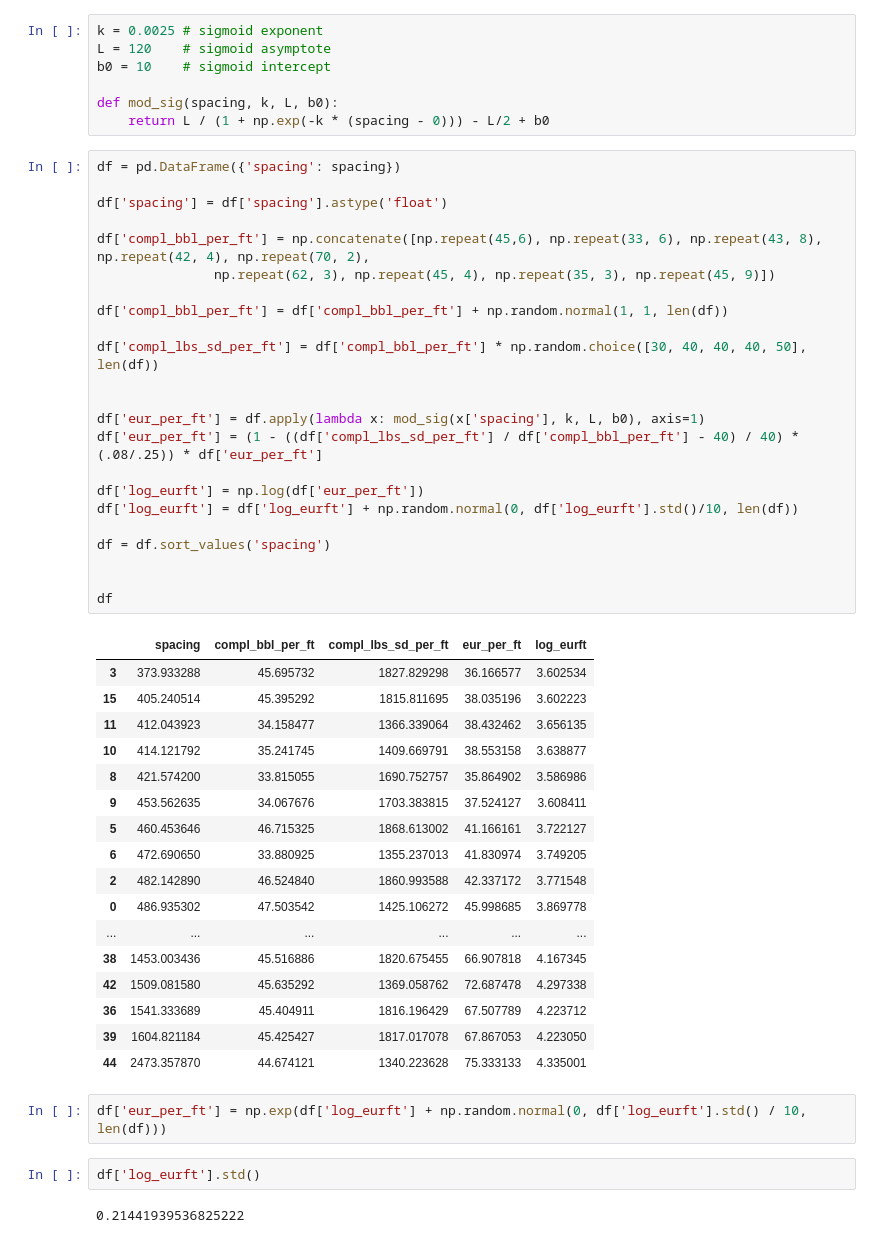
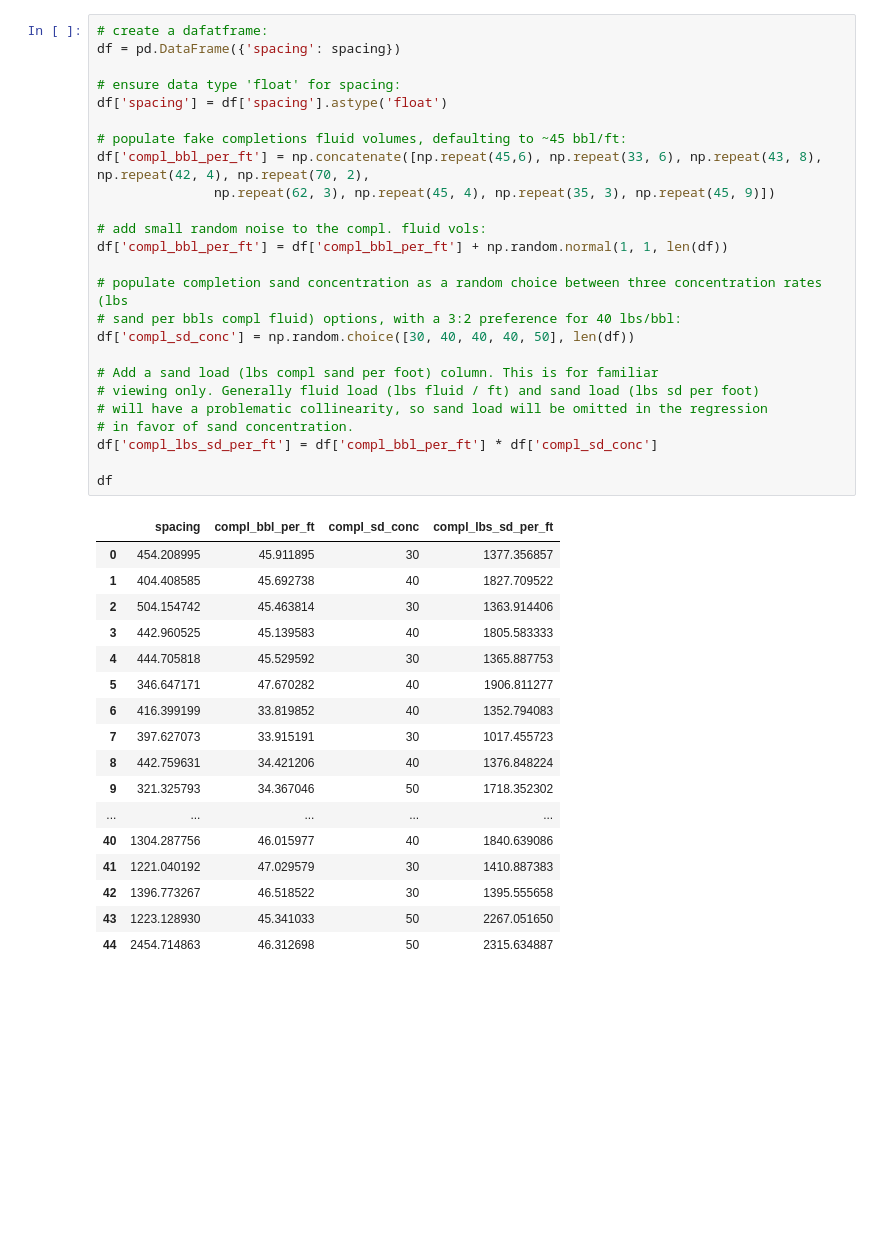
Before and after one commit to samuelshoun/hz_EUR_estimation, a Jupyter notebook: regression.ipynb, the cells around one changed output. Cells and saved outputs as stored; diff of their text form; blank space fills up the shorter version.

```diff
--- a/regression.ipynb
+++ b/regression.ipynb
@@ -33,54 +49,43 @@ array([ 486.9353019 ,  538.58192413,  482.14288996,  373.93328811,
-# %%
-k = 0.0025 # sigmoid exponent
-L = 120    # sigmoid asymptote
-b0 = 10    # sigmoid intercept
-
-def mod_sig(spacing, k, L, b0):
-    return L / (1 + np.exp(-k * (spacing - 0))) - L/2 + b0
 # %%
+# create a dafatframe:
 df = pd.DataFrame({'spacing': spacing})
 
+# ensure data type 'float' for spacing:
 df['spacing'] = df['spacing'].astype('float')
 
+# populate fake completions fluid volumes, defaulting to ~45 bbl/ft:
 df['compl_bbl_per_ft'] = np.concatenate([np.repeat(45,6), np.repeat(33, 6), np.repeat(43, 8), np.repeat(42, 4), np.repeat(70, 2),
                np.repeat(62, 3), np.repeat(45, 4), np.repeat(35, 3), np.repeat(45, 9)])
 
+# add small random noise to the compl. fluid vols:
 df['compl_bbl_per_ft'] = df['compl_bbl_per_ft'] + np.random.normal(1, 1, len(df))
 
-df['compl_lbs_sd_per_ft'] = df['compl_bbl_per_ft'] * np.random.choice([30, 40, 40, 40, 50], len(df))
+# populate completion sand concentration as a random choice between three concentration rates (lbs
+# sand per bbls compl fluid) options, with a 3:2 preference for 40 lbs/bbl:
+df['compl_sd_conc'] = np.random.choice([30, 40, 40, 40, 50], len(df))
 
-
-df['eur_per_ft'] = df.apply(lambda x: mod_sig(x['spacing'], k, L, b0), axis=1)
-df['eur_per_ft'] = (1 - ((df['compl_lbs_sd_per_ft'] / df['compl_bbl_per_ft'] - 40) / 40) * (.08/.25)) * df['eur_per_ft']
-
-df['log_eurft'] = np.log(df['eur_per_ft'])
-df['log_eurft'] = df['log_eurft'] + np.random.normal(0, df['log_eurft'].std()/10, len(df))
-
-df = df.sort_values('spacing')
-
+# Add a sand load (lbs compl sand per foot) column. This is for familiar
+# viewing only. Generally fluid load (lbs fluid / ft) and sand load (lbs sd per foot)
+# will have a problematic collinearity, so sand load will be omitted in the regression
+# in favor of sand concentration.
+df['compl_lbs_sd_per_ft'] = df['compl_bbl_per_ft'] * df['compl_sd_conc']
 
 df
 # %% [output]
-|  | spacing | compl_bbl_per_ft | compl_lbs_sd_per_ft | eur_per_ft | log_eurft |
-| 3 | 373.933288 | 45.695732 | 1827.829298 | 36.166577 | 3.602534 |
-| 15 | 405.240514 | 45.395292 | 1815.811695 | 38.035196 | 3.602223 |
-| 11 | 412.043923 | 34.158477 | 1366.339064 | 38.432462 | 3.656135 |
-| 10 | 414.121792 | 35.241745 | 1409.669791 | 38.553158 | 3.638877 |
-| 8 | 421.574200 | 33.815055 | 1690.752757 | 35.864902 | 3.586986 |
-| 9 | 453.562635 | 34.067676 | 1703.383815 | 37.524127 | 3.608411 |
-| 5 | 460.453646 | 46.715325 | 1868.613002 | 41.166161 | 3.722127 |
-| 6 | 472.690650 | 33.880925 | 1355.237013 | 41.830974 | 3.749205 |
-| 2 | 482.142890 | 46.524840 | 1860.993588 | 42.337172 | 3.771548 |
-| 0 | 486.935302 | 47.503542 | 1425.106272 | 45.998685 | 3.869778 |
-| ... | ... | ... | ... | ... | ... |
-| 38 | 1453.003436 | 45.516886 | 1820.675455 | 66.907818 | 4.167345 |
-| 42 | 1509.081580 | 45.635292 | 1369.058762 | 72.687478 | 4.297338 |
-| 36 | 1541.333689 | 45.404911 | 1816.196429 | 67.507789 | 4.223712 |
-| 39 | 1604.821184 | 45.425427 | 1817.017078 | 67.867053 | 4.223050 |
-| 44 | 2473.357870 | 44.674121 | 1340.223628 | 75.333133 | 4.335001 |
+|  | spacing | compl_bbl_per_ft | compl_sd_conc | compl_lbs_sd_per_ft |
+| 0 | 454.208995 | 45.911895 | 30 | 1377.356857 |
+| 1 | 404.408585 | 45.692738 | 40 | 1827.709522 |
+| 2 | 504.154742 | 45.463814 | 30 | 1363.914406 |
+| 3 | 442.960525 | 45.139583 | 40 | 1805.583333 |
+| 4 | 444.705818 | 45.529592 | 30 | 1365.887753 |
+| 5 | 346.647171 | 47.670282 | 40 | 1906.811277 |
+| 6 | 416.399199 | 33.819852 | 40 | 1352.794083 |
+| 7 | 397.627073 | 33.915191 | 30 | 1017.455723 |
+| 8 | 442.759631 | 34.421206 | 40 | 1376.848224 |
+| 9 | 321.325793 | 34.367046 | 50 | 1718.352302 |
+| ... | ... | ... | ... | ... |
+| 40 | 1304.287756 | 46.015977 | 40 | 1840.639086 |
+| 41 | 1221.040192 | 47.029579 | 30 | 1410.887383 |
+| 42 | 1396.773267 | 46.518522 | 30 | 1395.555658 |
+| 43 | 1223.128930 | 45.341033 | 50 | 2267.051650 |
+| 44 | 2454.714863 | 46.312698 | 50 | 2315.634887 |
-# %%
-df['eur_per_ft'] = np.exp(df['log_eurft'] + np.random.normal(0, df['log_eurft'].std() / 10, len(df)))
-# %%
-df['log_eurft'].std()
-# %% [output]
-0.21441939536825222
```
Also changed, not shown: parts of 17 cells of this notebook.
